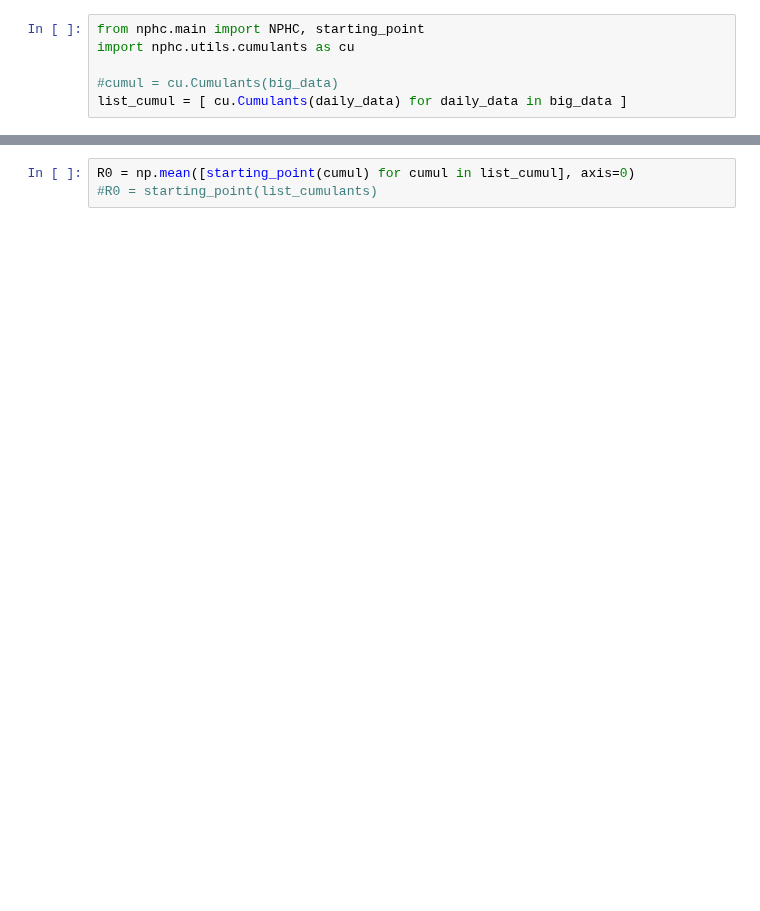
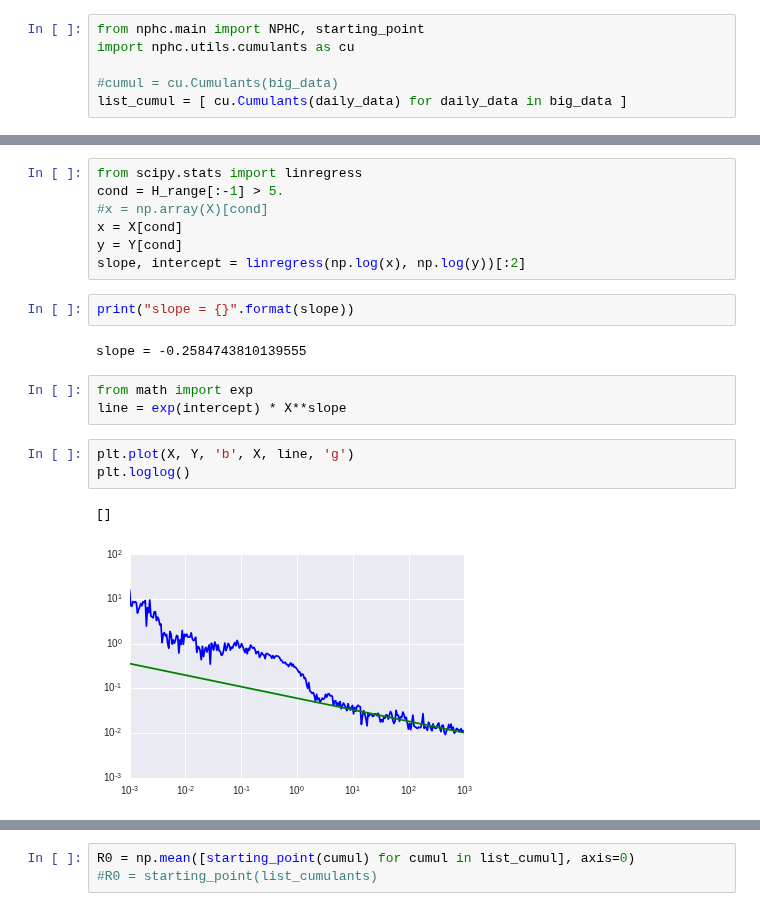
Before and after one commit to achab/nphc, a Jupyter notebook: notebooks/NonParamKernelEstimation_HFData.ipynb, the cells around one changed output, grey strips where cells are left out. Cells and saved outputs as stored; diff of their text form; blank space fills up the shorter version.

```diff
--- a/notebooks/NonParamKernelEstimation_HFData.ipynb
+++ b/notebooks/NonParamKernelEstimation_HFData.ipynb
@@ -120,2 +154,22 @@ list_cumul = [ cu.Cumulants(daily_data) for daily_data in big_data ]
+# %%
+from scipy.stats import linregress
+cond = H_range[:-1] > 5.
+#x = np.array(X)[cond]
+x = X[cond]
+y = Y[cond]
+slope, intercept = linregress(np.log(x), np.log(y))[:2]
+# %%
+print("slope = {}".format(slope))
+# %% [output]
+slope = -0.2584743810139555
+# %%
+from math import exp
+line = exp(intercept) * X**slope
+# %%
+plt.plot(X, Y, 'b', X, line, 'g')
+plt.loglog()
+# %% [output]
+[]
+[figure, added]
 # %%
 for cumul in list_cumul:
```
Also changed, not shown: parts of 13 cells of this notebook.
